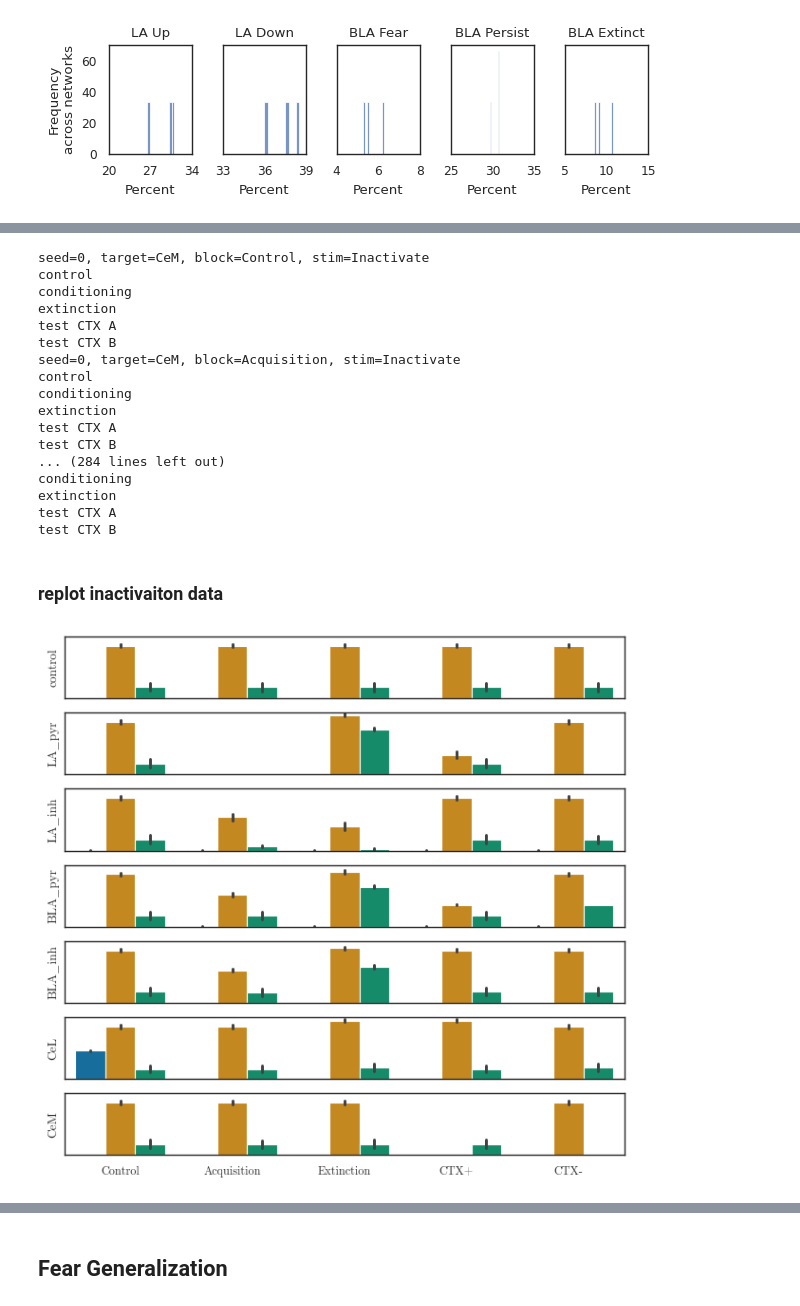
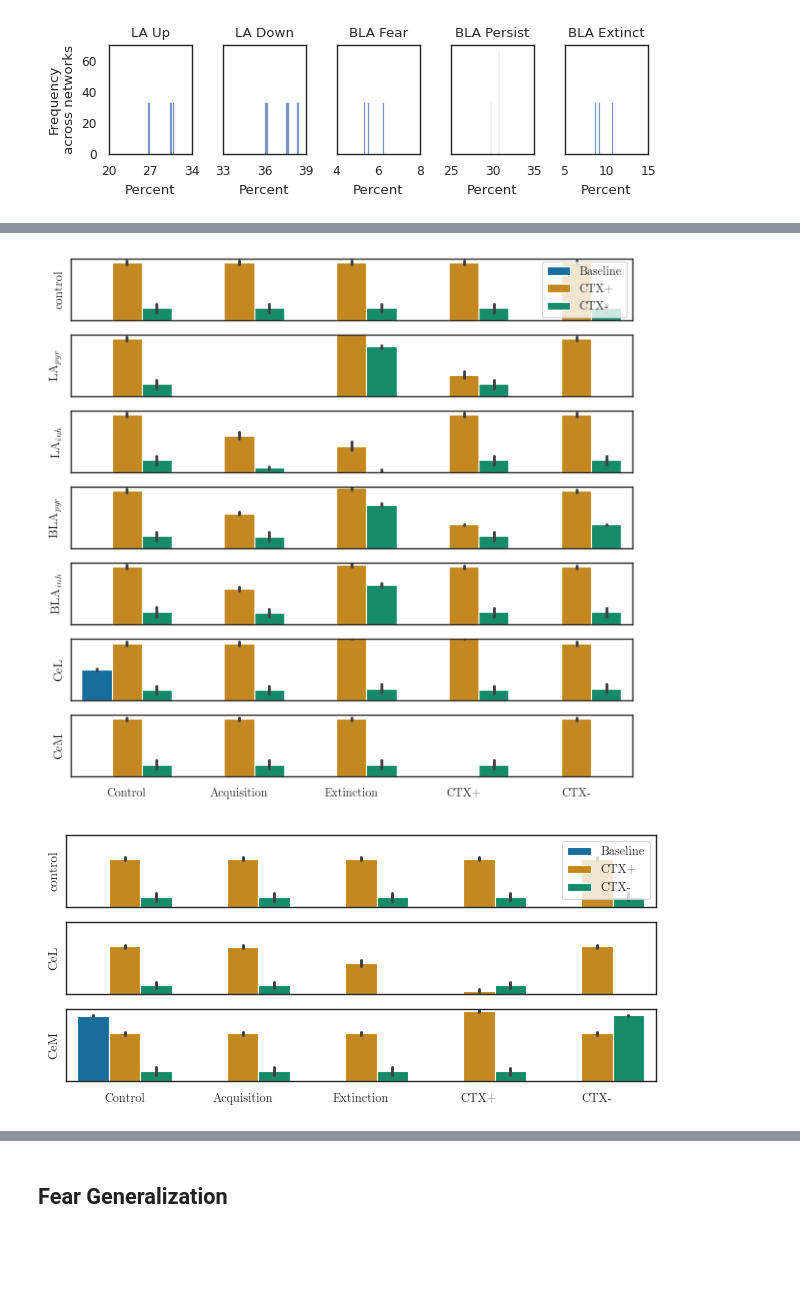
Before and after one commit to psipeter/amygdala, a Jupyter notebook: experiments.ipynb, the cells around one changed output, grey strips where cells are left out. Cells and saved outputs as stored; diff of their text form; code cells hidden in the pictures; blank space fills up the shorter version.

```diff
--- a/experiments.ipynb
+++ b/experiments.ipynb
@@ -703,44 +584,44 @@ test CTX B
-# %%
-activation_inactivation(seeds=10, stims=["Inactivate"], target="CeM")
-# %% [output]
-seed=0, target=CeM, block=Control, stim=Inactivate
-control
-conditioning
-extinction
-test CTX A
-test CTX B
-seed=0, target=CeM, block=Acquisition, stim=Inactivate
-control
-conditioning
-extinction
-test CTX A
-test CTX B
-... (284 lines left out)
-conditioning
-extinction
-test CTX A
-test CTX B
-# %% [markdown]
-### replot inactivaiton data
+# %%
+targets = ["LApyr", "LAinh", "BLApyr", "BLAinh", "CeL", "CeM"]
+targets_label = [r"LA$_{pyr}$", r"LA$_{inh}$", r"BLA$_{pyr}$", r"BLA$_{inh}$", "CeL", "CeM"]
+fig, axes = plt.subplots(nrows=len(targets)+1, ncols=1, sharex=True, figsize=((6.38, 6)))
+
+data = pd.read_pickle(f"perturbation_stim=None_target=LApyr.pkl")
+sns.barplot(data=data, x='Block', y='Fear Response', hue="Test", ax=axes[0], palette=palette)
+axes[0].set(ylabel="control", yticks=(()), ylim=((0, 1.0)), xlabel=None)
+axes[0].get_legend().remove()
+
+for i, target in enumerate(targets):
+    data = pd.read_pickle(f"perturbation_stim=Inactivate_target={target}.pkl")
+    sns.barplot(data=data, x='Block', y='Fear Response', hue="Test", ax=axes[i+1], palette=palette)
+    axes[i+1].set(ylabel=targets_label[i], yticks=(()), ylim=((0, 1.0)), xlabel=None)
+    axes[i+1].get_legend().remove()
+
+axes[0].legend()
+plt.tight_layout()
+fig.savefig(f"inactivation.png", dpi=600)
+fig.savefig(f"inactivation.svg")
+# %% [output]
+[figure, added]
 # %%
-dim_CS = 3
-dim_CTX = 5
-targets = ["LA_pyr", "LA_inh", "BLA_pyr", "BLA_inh", "CeL", "CeM"]
-fig, axes = plt.subplots(nrows=len(targets)+1, ncols=1, sharex=True, figsize=((6.38, 6)))
+targets = ["CeL", "CeM"]
+targets_label = ["CeL", "CeM"]
+fig, axes = plt.subplots(nrows=len(targets)+1, ncols=1, sharex=True, figsize=((6.38, 3)))
 
-data = pd.read_pickle(f"activation_LA_pyr_dimCS={dim_CS}_dimCTX={dim_CTX}.pkl").query("Stimulus=='None'")
+data = pd.read_pickle(f"perturbation_stim=None_target=LApyr.pkl")
 sns.barplot(data=data, x='Block', y='Fear Response', hue="Test", ax=axes[0], palette=palette)
-axes[0].set(ylabel="control", yticks=(()), ylim=((0, 1.1)), xlabel=None)
+axes[0].set(ylabel="control", yticks=(()), ylim=((0, 1.4)), xlabel=None)
 axes[0].get_legend().remove()
 
 for i, target in enumerate(targets):
-    data = pd.read_pickle(f"activation_{target}_dimCS={dim_CS}_dimCTX={dim_CTX}.pkl").query("Stimulus=='Inactivate'")
+    data = pd.read_pickle(f"perturbation_stim=Activate_target={target}.pkl")
     sns.barplot(data=data, x='Block', y='Fear Response', hue="Test", ax=axes[i+1], palette=palette)
-    axes[i+1].set(ylabel=target, yticks=(()), ylim=((0, 1.1)), xlabel=None)
+    axes[i+1].set(ylabel=targets_label[i], yticks=(()), ylim=((0, 1.4)), xlabel=None)
     axes[i+1].get_legend().remove()
 
+axes[0].legend()
 plt.tight_layout()
-# fig.savefig(f"inactivation_combined.png", dpi=600)
-fig.savefig(f"inactivation_dimCS={dim_CS}_dimCTX={dim_CTX}.svg")
+fig.savefig(f"activation.png", dpi=600)
+fig.savefig(f"activation.svg")
 # %% [output]
-[figure, old version]
+[figure, new version]
```
Also changed, not shown: parts of 48 cells of this notebook.
